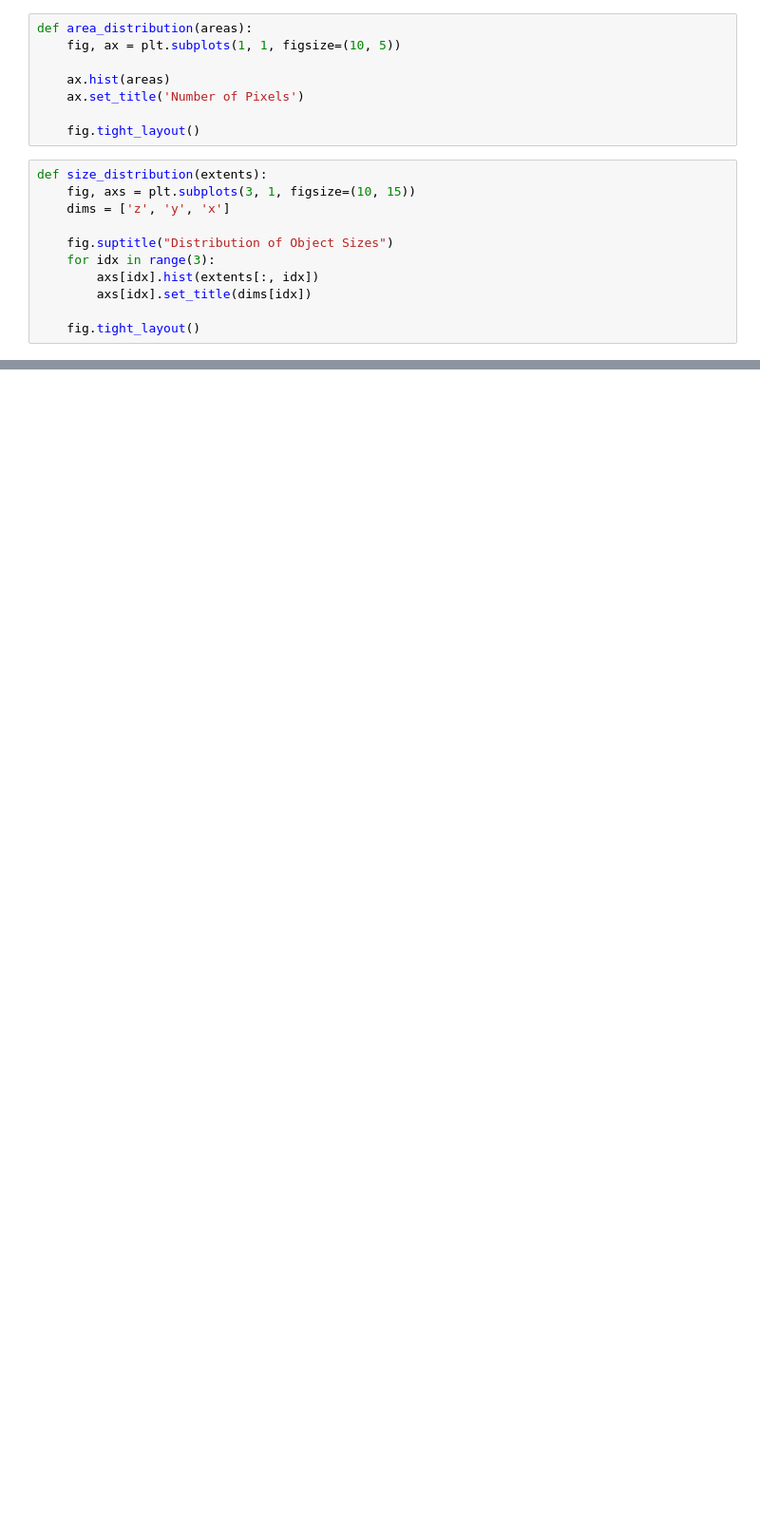
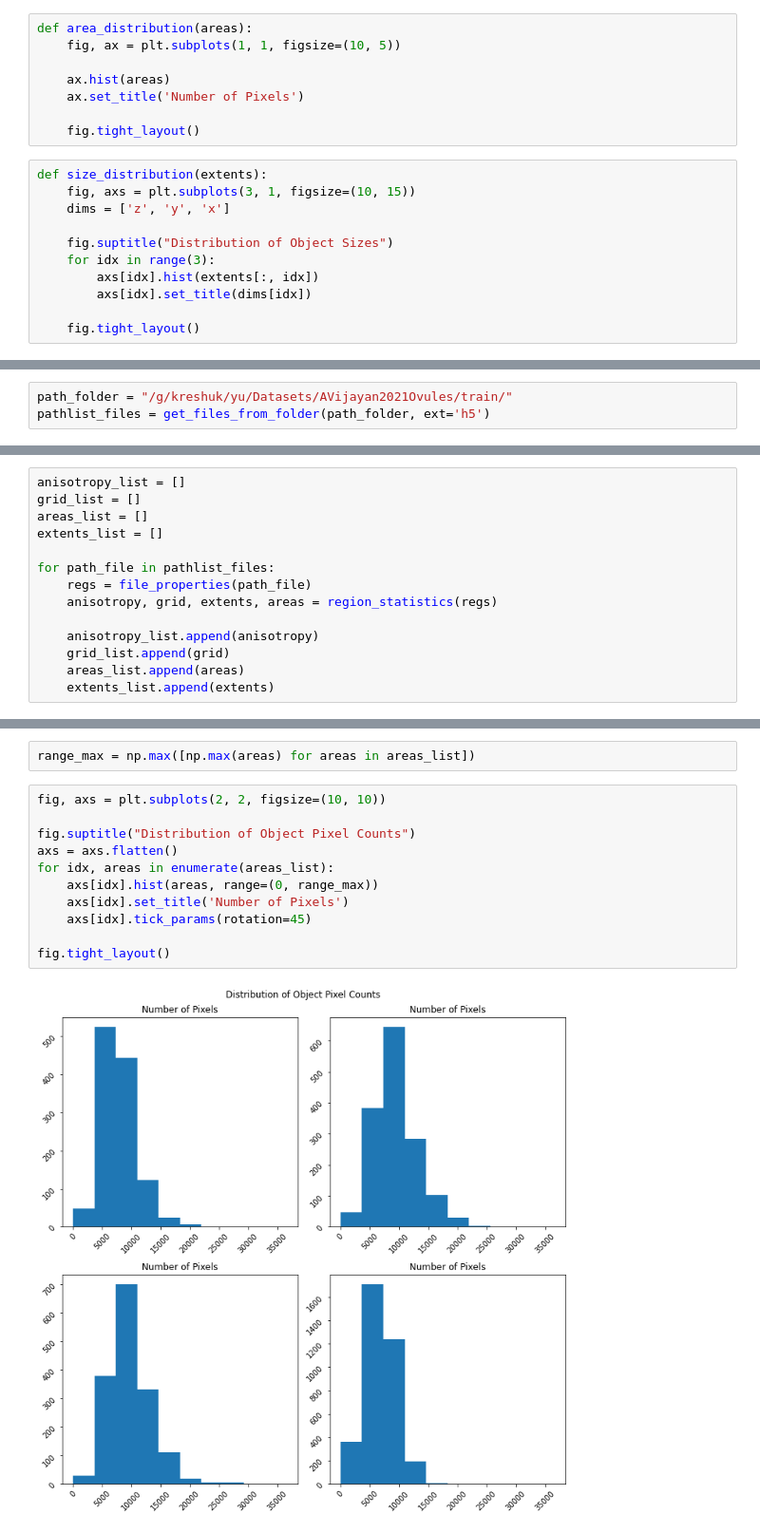
Before and after one commit to qin-yu/run-stardist, a Jupyter notebook: Dataset.ipynb, the cells around one changed output, grey strips where cells are left out. Shown at 95% size. Saved outputs shown, nothing was run; the diff lists cells and outputs as text; blank space fills up the shorter version.

```diff
--- a/Dataset.ipynb
+++ b/Dataset.ipynb
@@ -71,0 +144,3 @@ def size_distribution(extents):
+# %%
+path_folder = "/g/kreshuk/yu/Datasets/AVijayan2021Ovules/train/"
+pathlist_files = get_files_from_folder(path_folder, ext='h5')
@@ -71,0 +152,14 @@ def size_distribution(extents):
+# %%
+anisotropy_list = []
+grid_list = []
+areas_list = []
+extents_list = []
+
+for path_file in pathlist_files:
+    regs = file_properties(path_file)
+    anisotropy, grid, extents, areas = region_statistics(regs)
+
+    anisotropy_list.append(anisotropy)
+    grid_list.append(grid)
+    areas_list.append(areas)
+    extents_list.append(extents)
@@ -71,0 +175,15 @@ def size_distribution(extents):
+# %%
+range_max = np.max([np.max(areas) for areas in areas_list])
+# %%
+fig, axs = plt.subplots(2, 2, figsize=(10, 10))
+
+fig.suptitle("Distribution of Object Pixel Counts")
+axs = axs.flatten()
+for idx, areas in enumerate(areas_list):
+    axs[idx].hist(areas, range=(0, range_max))
+    axs[idx].set_title('Number of Pixels')
+    axs[idx].tick_params(rotation=45)
+
+fig.tight_layout()
+# %% [output]
+[figure, added]
```
Also changed, not shown: parts of 21 cells of this notebook.
